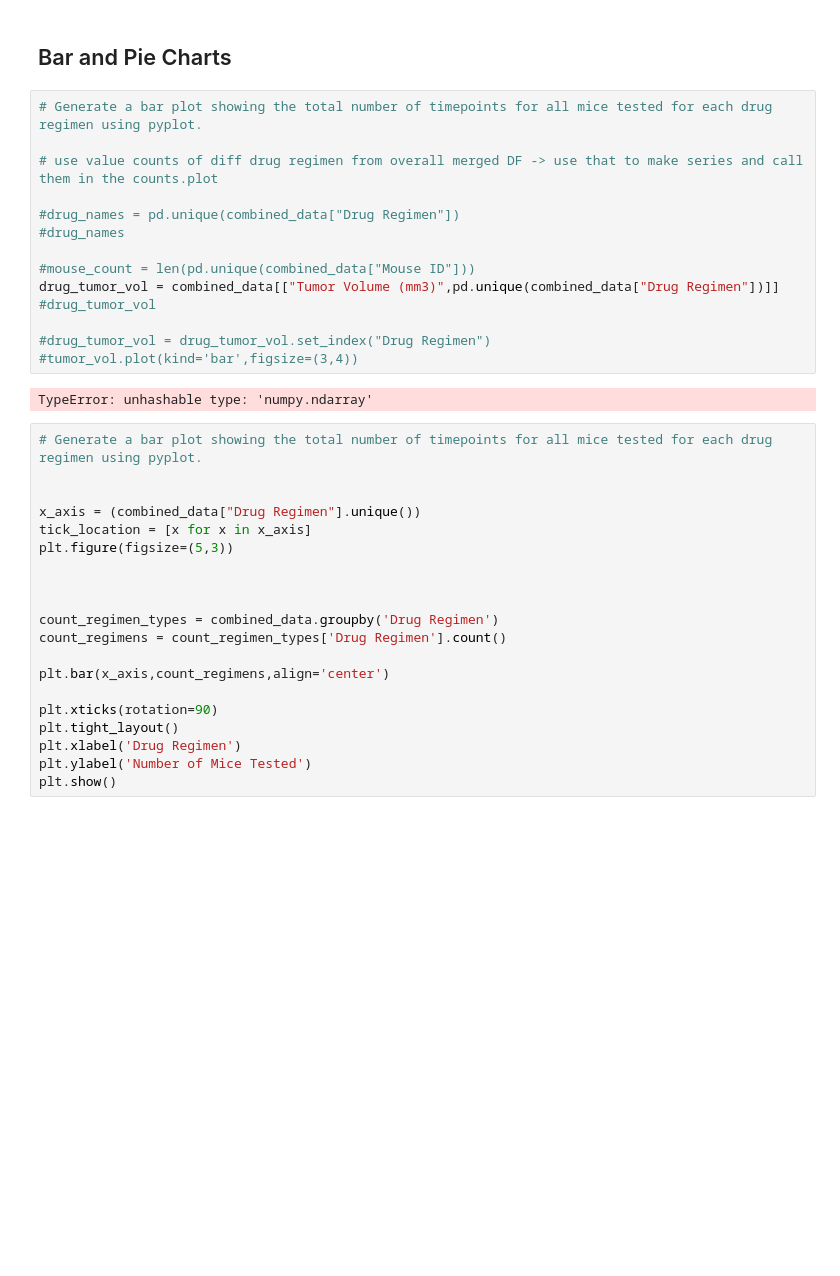
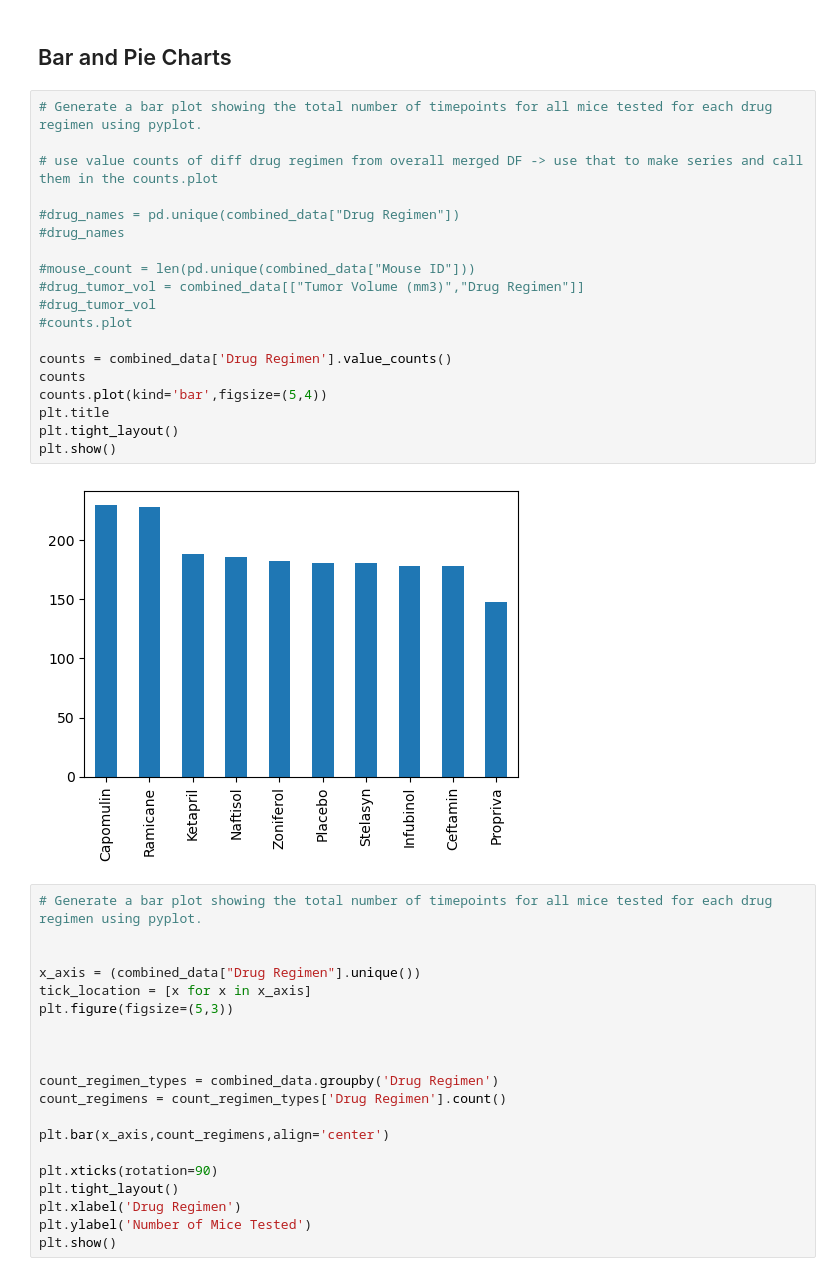
Before and after one commit to SolSolstice/matplotib-challenge, a Jupyter notebook: Pymaceuticals/pymaceuticals_workfile.ipynb, the cells around one changed output. Saved outputs shown, nothing was run; the diff lists cells and outputs as text; blank space fills up the shorter version.

Commit message:
Add files via upload
figured out 2nd bar chart

```diff
--- a/Pymaceuticals/pymaceuticals_workfile.ipynb
+++ b/Pymaceuticals/pymaceuticals_workfile.ipynb
@@ -152,19 +152,24 @@ adv_DF.head()
 # %%
 # Generate a bar plot showing the total number of timepoints for all mice tested for each drug regimen using pyplot.
 
 # use value counts of diff drug regimen from overall merged DF -> use that to make series and call them in the counts.plot
 
 #drug_names = pd.unique(combined_data["Drug Regimen"])
 #drug_names
 
 #mouse_count = len(pd.unique(combined_data["Mouse ID"]))
-drug_tumor_vol = combined_data[["Tumor Volume (mm3)",pd.unique(combined_data["Drug Regimen"])]]
+#drug_tumor_vol = combined_data[["Tumor Volume (mm3)","Drug Regimen"]]
 #drug_tumor_vol
+#counts.plot
 
-#drug_tumor_vol = drug_tumor_vol.set_index("Drug Regimen")
-#tumor_vol.plot(kind='bar',figsize=(3,4))
+counts = combined_data['Drug Regimen'].value_counts()
+counts
+counts.plot(kind='bar',figsize=(5,4))
+plt.title
+plt.tight_layout()
+plt.show()
 # %% [output]
-TypeError: unhashable type: 'numpy.ndarray'
+[figure, added]
 # %%
 # Generate a bar plot showing the total number of timepoints for all mice tested for each drug regimen using pyplot.
 
```
